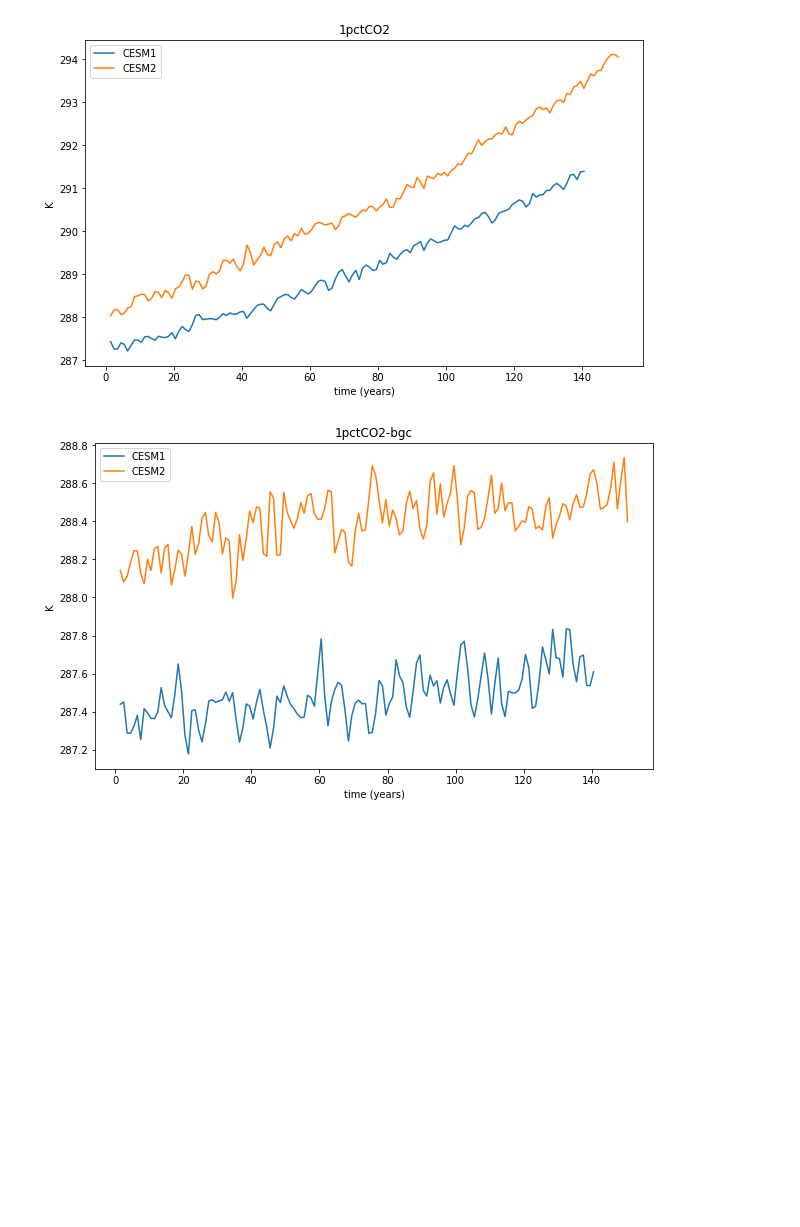
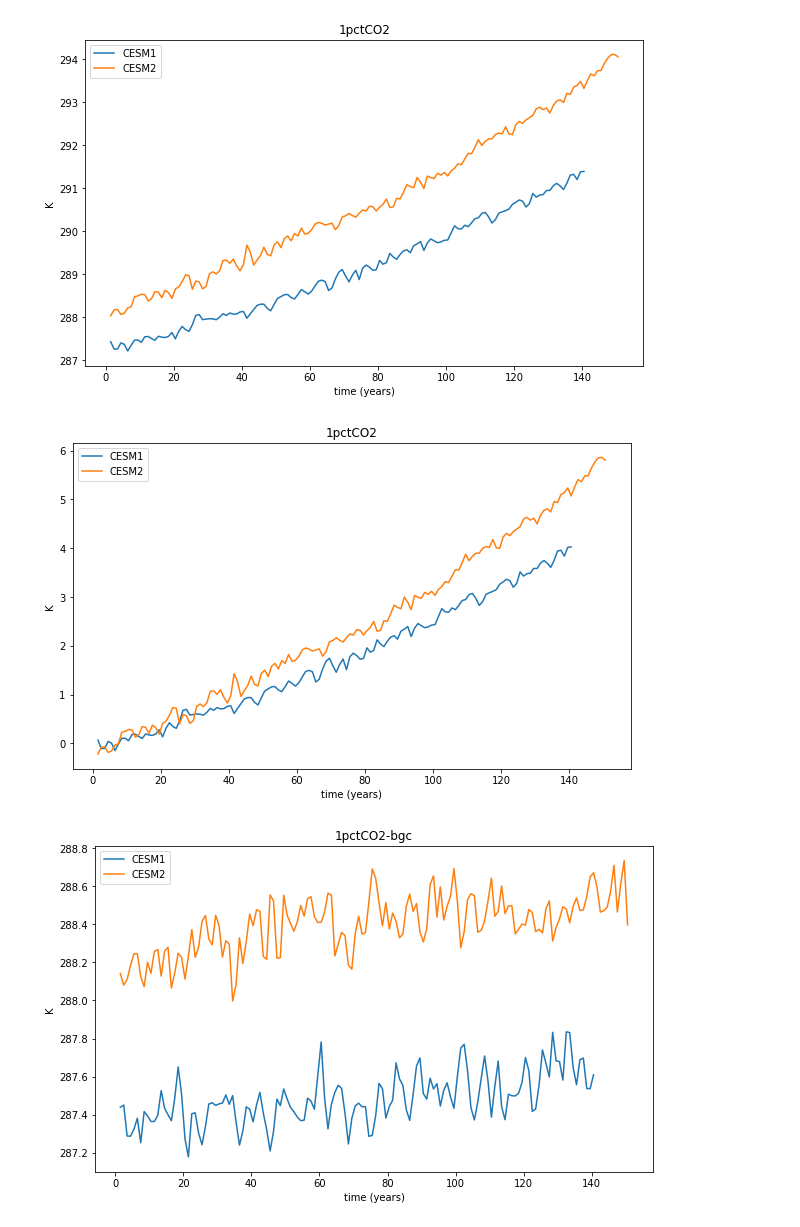
Before and after one commit to klindsay28/CESM2_coup_carb_cycle_JAMES, a Jupyter notebook: 1pctCO2.ipynb, the cells around one changed output. Saved outputs shown, nothing was run; the diff lists cells and outputs as text; code cells hidden in the pictures; blank space fills up the shorter version.

Commit message:
add plots from 1pctCO2-rad experiments to 1pctCO2 notebook

```diff
--- a/1pctCO2.ipynb
+++ b/1pctCO2.ipynb
@@ -48,6 +59,11 @@ tseries_mod.tseries_plot_1var('TS', [ds_1pctCO2_cmip5_ann, ds_1pctCO2_ann],
                               ['CESM1', 'CESM2'], '1pctCO2', region_val='Global')
 # %% [output]
 [figure]
+# %%
+tseries_mod.tseries_plot_1var('TS_anom', [ds_1pctCO2_cmip5_ann, ds_1pctCO2_ann],
+                              ['CESM1', 'CESM2'], '1pctCO2', region_val='Global')
+# %% [output]
+[figure, added]
 # %%
 tseries_mod.tseries_plot_1var('TS', [ds_1pctCO2_bgc_cmip5_ann, ds_1pctCO2_bgc_ann],
                               ['CESM1', 'CESM2'], '1pctCO2-bgc', region_val='Global')
```
Also changed, not shown: parts of 9 cells of this notebook, 3 other files.
